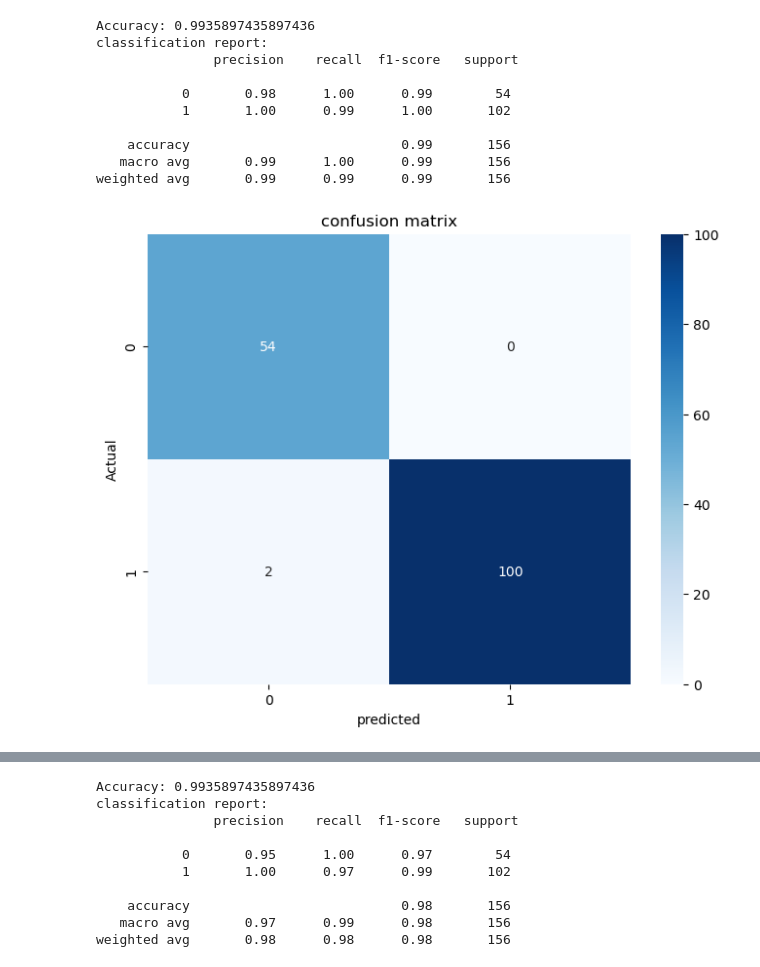
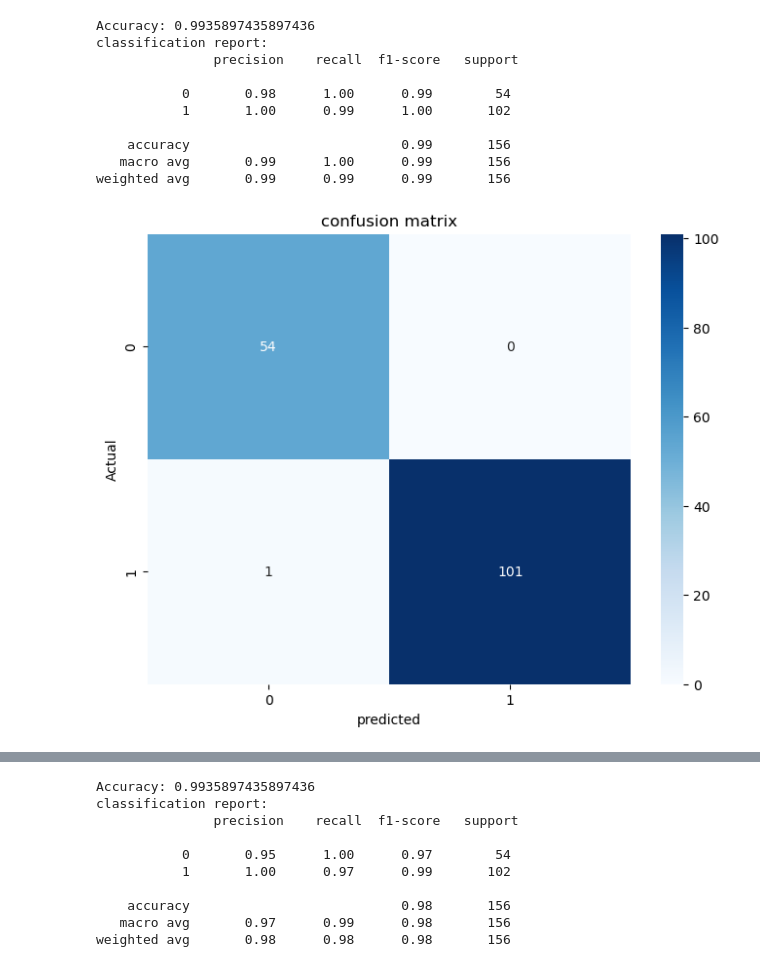
Before and after one commit to neha-13-7531/Diabetes-prediction, a Jupyter notebook: Diabetes prediction.ipynb, the cells around one changed output, grey strips where cells are left out. Cells and saved outputs as stored; diff of their text form; code cells hidden in the pictures.

```diff
--- a/Diabetes prediction.ipynb
+++ b/Diabetes prediction.ipynb
@@ -6,7 +6,7 @@ import pandas as pd   # pandas for loading dataset and data manipulation
 import matplotlib.pyplot as plt  # matplotlib use to visulization
 import seaborn as sns  # seaborn use for advance visulization
 # %%
-df=pd.read_csv("C:\\Users\\Abc\\Downloads\\diabetes_data_upload.csv") # load data set
+df=pd.read_csv("C:\\Users\\Abc\\Downloads\\diabetes_data_upload (1).csv") # load data set
 df
 # %% [output]
 |  | Age | Gender | Polyuria | Polydipsia | sudden weight loss | weakness | Polyphagia | Genital thrush | ... |
@@ -948,10 +948,10 @@ from sklearn.ensemble import RandomForestClassifier
 from sklearn.metrics import classification_report,accuracy_score,confusion_matrix
 rf_model=RandomForestClassifier(random_state=42)
 rf_model.fit(X_train,y_train)
-y_pred=rf_model.predict(X_test)
-accuracy=accuracy_score(y_test,y_pred)
+y_pred_rf=rf_model.predict(X_test)
+accuracy=accuracy_score(y_test,y_pred_rf)
 print("Accuracy:",accuracy)
-classification_rep=classification_report(y_test,y_pred)
+classification_rep=classification_report(y_test,y_pred_rf)
 print("classification report:\n",classification_rep)
 # %% [output]
 Accuracy: 0.9935897435897436
@@ -966,14 +966,14 @@ classification report:
 weighted avg       0.99      0.99      0.99       156
 # %%
 # confusion matrix for Random forest
-cm=confusion_matrix(y_test,y_pred)
+cm=confusion_matrix(y_test,y_pred_rf)
 plt.figure(figsize=(8,6))
 sns.heatmap(cm,annot=True,fmt='d',cmap='Blues',xticklabels=['0','1'],yticklabels=['0','1'])
 plt.title("confusion matrix")
 plt.xlabel("predicted")
 plt.ylabel("Actual")
 plt.show()
 # %% [output]
-[figure, old version]
+[figure, new version]
 # %%
 pip install xgboost
```
Also changed, not shown: parts of 16 cells of this notebook.
